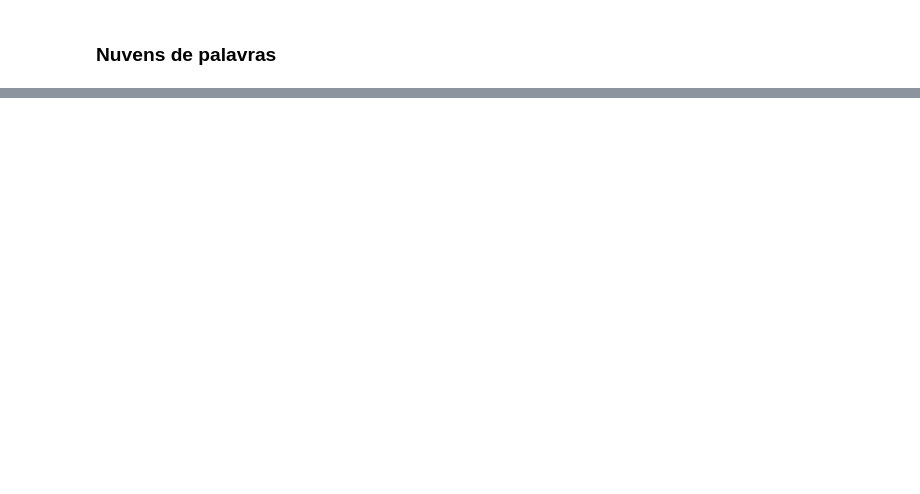
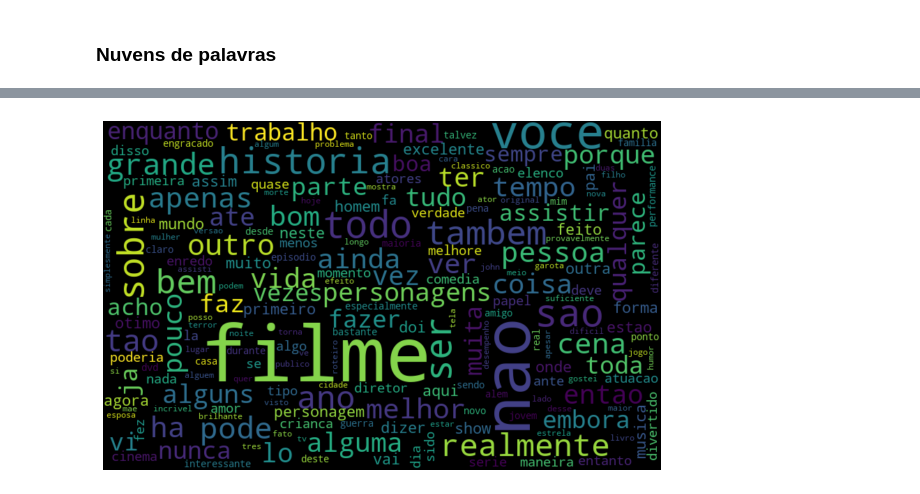
Before and after one commit to LilianeAquino/notebooks_cursos_alura, a Jupyter notebook: NLP/Parte 1/nlp_alura.ipynb, the cells around one changed output, grey strips where cells are left out. Saved outputs shown, nothing was run; the diff lists cells and outputs as text; code cells hidden in the pictures; blank space fills up the shorter version.

```diff
--- a/NLP/Parte 1/nlp_alura.ipynb
+++ b/NLP/Parte 1/nlp_alura.ipynb
@@ -119,0 +167,4 @@ plt.show()
+# %%
+plot_word_cloud(resenha, 'text_pt', 'pos')
+# %% [output]
+[figure, added]
```
Also changed, not shown: parts of 18 cells of this notebook.
